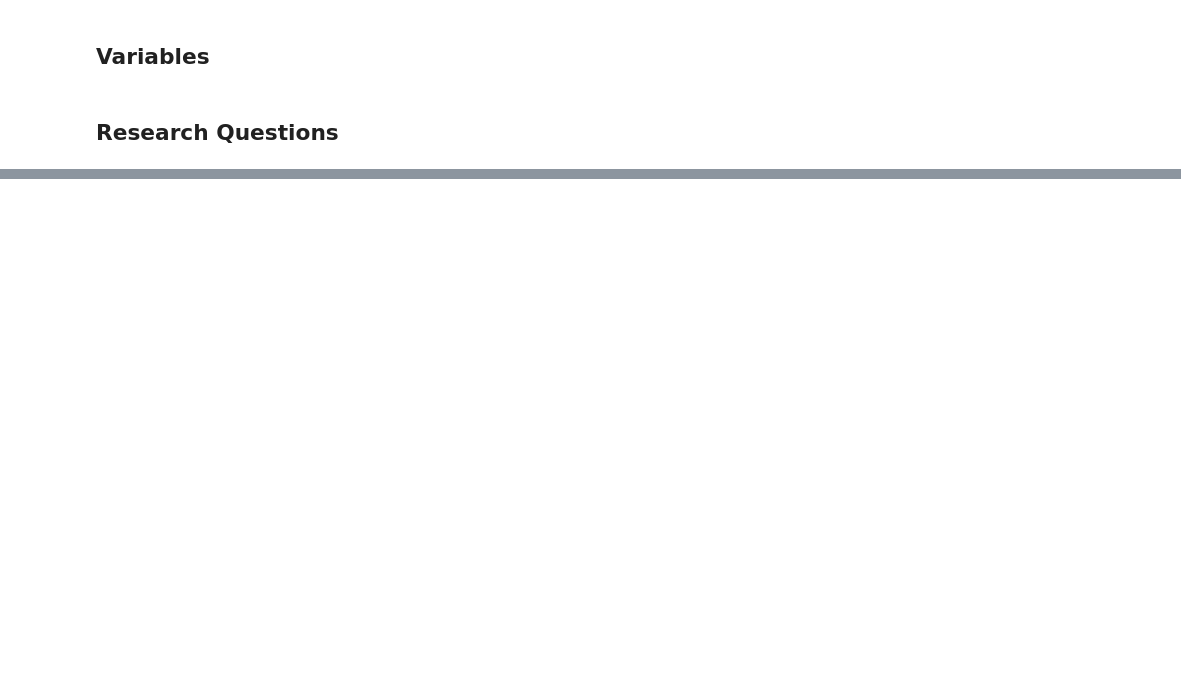
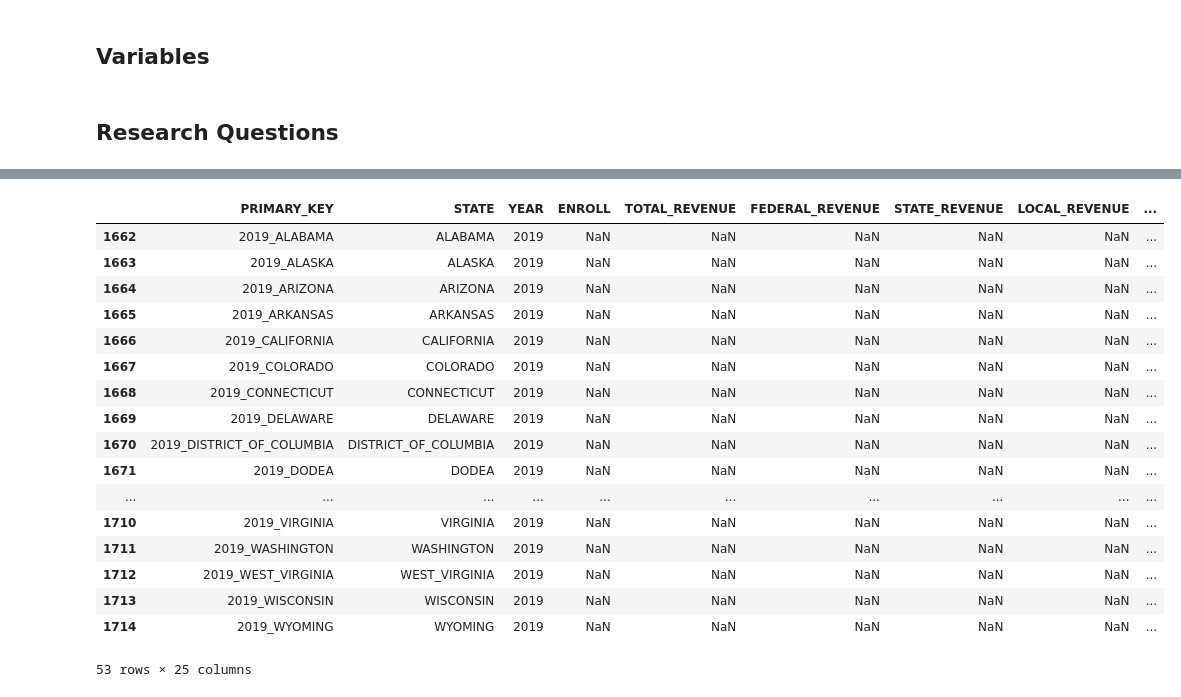
Before and after one commit to trickdevsinschool/CSMODEL_PROJECT_1, a Jupyter notebook: states_csmodel.ipynb, the cells around one changed output, grey strips where cells are left out. Drawn from its saved outputs; the diff is of its cells as text; code cells hidden in the pictures; blank space fills up the shorter version.

```diff
--- a/states_csmodel.ipynb
+++ b/states_csmodel.ipynb
@@ -33,0 +50,3 @@ The columns represent the data that concerns the schools of that given state in
+# %%
+states_df = pd.read_csv('states_all.csv')
+states_df.info()
@@ -33,0 +71,21 @@ The columns represent the data that concerns the schools of that given state in
+# %%
+states_df.tail(53)
+# %% [output]
+|  | PRIMARY_KEY | STATE | YEAR | ENROLL | TOTAL_REVENUE | FEDERAL_REVENUE | STATE_REVENUE | LOCAL_REVENUE | ... |
+| 1662 | 2019_ALABAMA | ALABAMA | 2019 | NaN | NaN | NaN | NaN | NaN | ... |
+| 1663 | 2019_ALASKA | ALASKA | 2019 | NaN | NaN | NaN | NaN | NaN | ... |
+| 1664 | 2019_ARIZONA | ARIZONA | 2019 | NaN | NaN | NaN | NaN | NaN | ... |
+| 1665 | 2019_ARKANSAS | ARKANSAS | 2019 | NaN | NaN | NaN | NaN | NaN | ... |
+| 1666 | 2019_CALIFORNIA | CALIFORNIA | 2019 | NaN | NaN | NaN | NaN | NaN | ... |
+| 1667 | 2019_COLORADO | COLORADO | 2019 | NaN | NaN | NaN | NaN | NaN | ... |
+| 1668 | 2019_CONNECTICUT | CONNECTICUT | 2019 | NaN | NaN | NaN | NaN | NaN | ... |
+| 1669 | 2019_DELAWARE | DELAWARE | 2019 | NaN | NaN | NaN | NaN | NaN | ... |
+| 1670 | 2019_DISTRICT_OF_COLUMBIA | DISTRICT_OF_COLUMBIA | 2019 | NaN | NaN | NaN | NaN | NaN | ... |
+| 1671 | 2019_DODEA | DODEA | 2019 | NaN | NaN | NaN | NaN | NaN | ... |
+| ... | ... | ... | ... | ... | ... | ... | ... | ... | ... |
+| 1710 | 2019_VIRGINIA | VIRGINIA | 2019 | NaN | NaN | NaN | NaN | NaN | ... |
+| 1711 | 2019_WASHINGTON | WASHINGTON | 2019 | NaN | NaN | NaN | NaN | NaN | ... |
+| 1712 | 2019_WEST_VIRGINIA | WEST_VIRGINIA | 2019 | NaN | NaN | NaN | NaN | NaN | ... |
+| 1713 | 2019_WISCONSIN | WISCONSIN | 2019 | NaN | NaN | NaN | NaN | NaN | ... |
+| 1714 | 2019_WYOMING | WYOMING | 2019 | NaN | NaN | NaN | NaN | NaN | ... |
+53 rows × 25 columns
```
Also changed, not shown: parts of 7 cells of this notebook.
